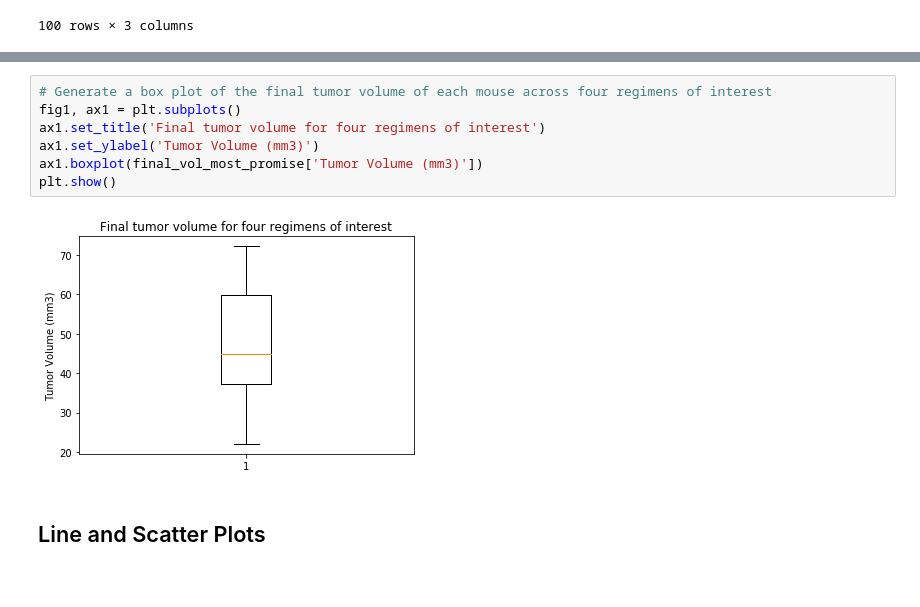
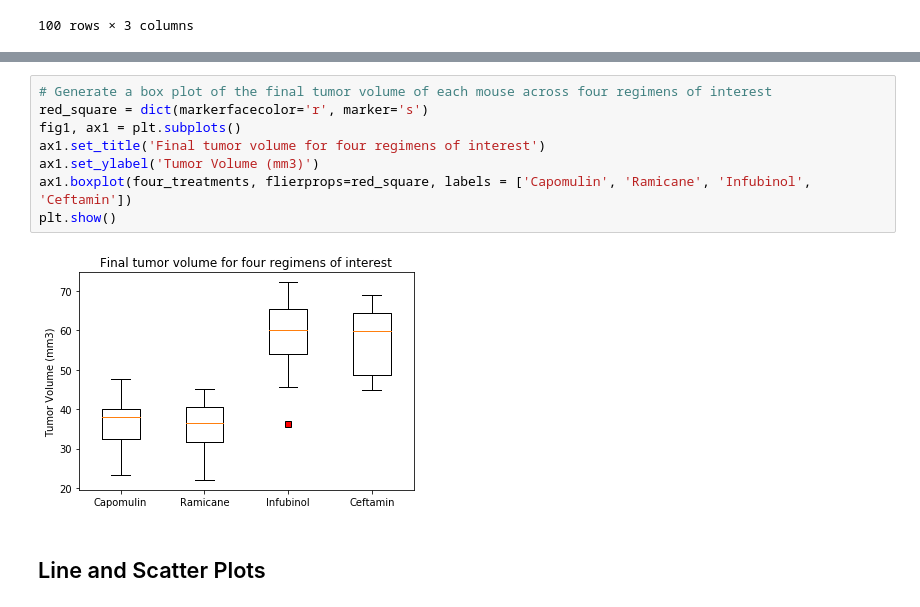
Before and after one commit to palominocp/matplotlib, a Jupyter notebook: pymaceuticals_starter.ipynb, the cells around one changed output, grey strips where cells are left out. Drawn from its saved outputs; the diff is of its cells as text.

Commit message:
Boxplot

```diff
--- a/pymaceuticals_starter.ipynb
+++ b/pymaceuticals_starter.ipynb
@@ -386,12 +450,13 @@ There are no outliers
 # %%
 # Generate a box plot of the final tumor volume of each mouse across four regimens of interest
+red_square = dict(markerfacecolor='r', marker='s')
 fig1, ax1 = plt.subplots()
 ax1.set_title('Final tumor volume for four regimens of interest')
 ax1.set_ylabel('Tumor Volume (mm3)')
-ax1.boxplot(final_vol_most_promise['Tumor Volume (mm3)'])
+ax1.boxplot(four_treatments, flierprops=red_square, labels = ['Capomulin', 'Ramicane', 'Infubinol', 'Ceftamin'])
 plt.show()
 # %% [output]
-[figure, old version]
+[figure, new version]
 # %% [markdown]
 ## Line and Scatter Plots
 # %%
```
Also changed, not shown: parts of 1 cell of this notebook.
